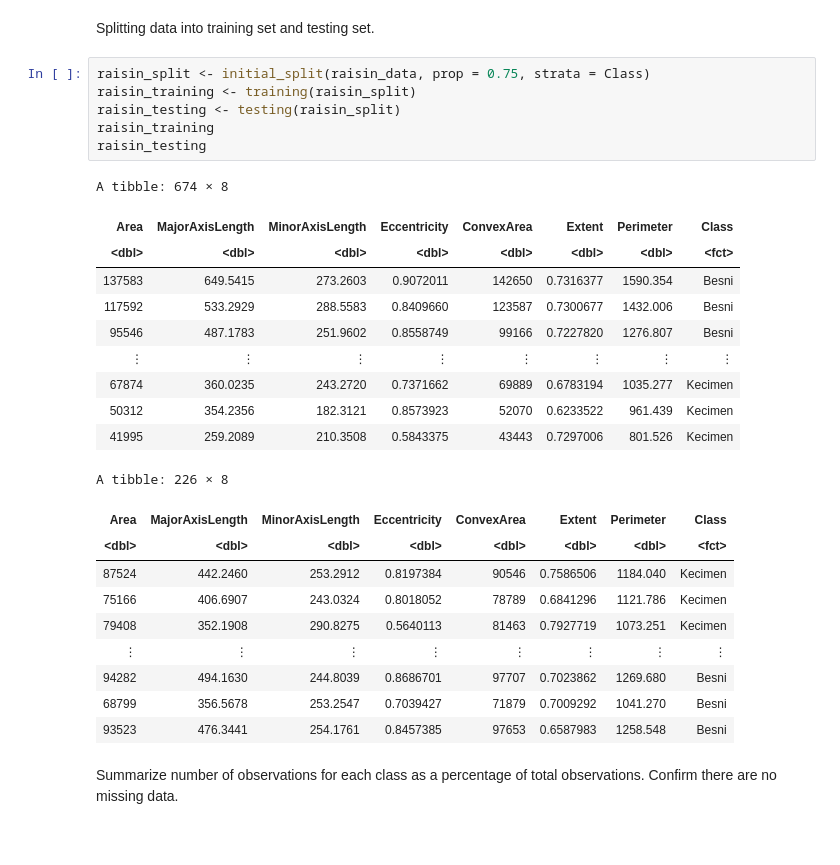
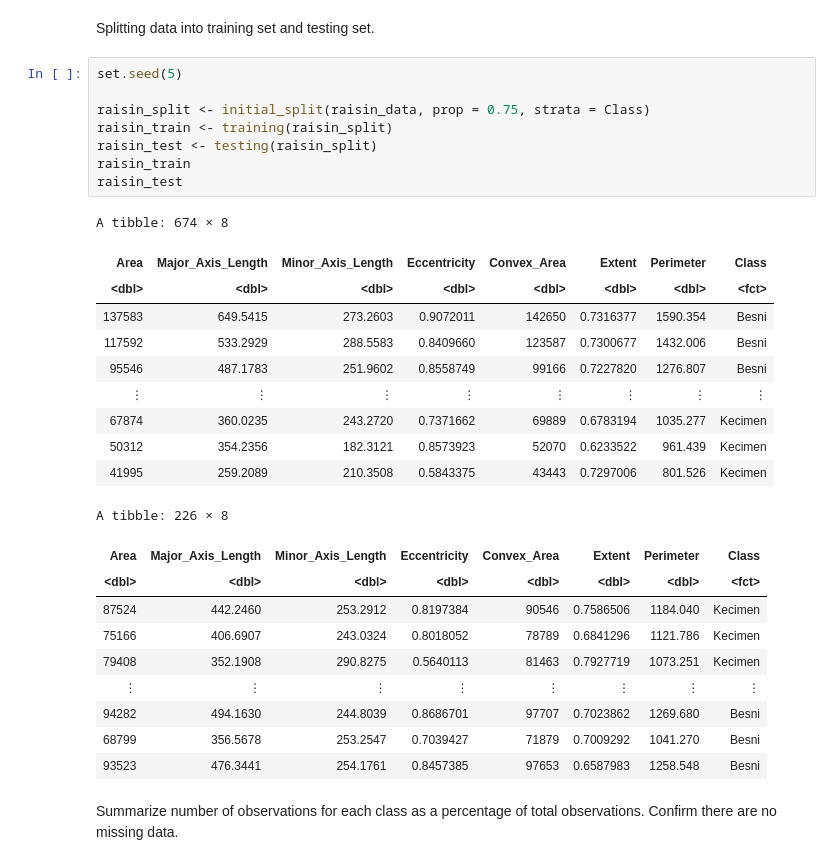
Before and after one commit to dvolman/DSCI-Group-Project, a Jupyter notebook: raisin_data.ipynb, the cells around one changed output. Cells and saved outputs as stored; diff of their text form.

```diff
--- a/raisin_data.ipynb
+++ b/raisin_data.ipynb
@@ -67,14 +67,16 @@ A tibble: 900 × 8
 # %% [markdown]
 Splitting data into training set and testing set.
 # %%
+set.seed(5)
+
 raisin_split <- initial_split(raisin_data, prop = 0.75, strata = Class)
-raisin_training <- training(raisin_split)
-raisin_testing <- testing(raisin_split)
-raisin_training
-raisin_testing
+raisin_train <- training(raisin_split)
+raisin_test <- testing(raisin_split)
+raisin_train
+raisin_test
 # %% [output]
 A tibble: 674 × 8
-| Area | MajorAxisLength | MinorAxisLength | Eccentricity | ConvexArea | Extent | Perimeter | Class |
+| Area | Major_Axis_Length | Minor_Axis_Length | Eccentricity | Convex_Area | Extent | Perimeter | Class |
 | <dbl> | <dbl> | <dbl> | <dbl> | <dbl> | <dbl> | <dbl> | <fct> |
 | 137583 | 649.5415 | 273.2603 | 0.9072011 | 142650 | 0.7316377 | 1590.354 | Besni |
 | 117592 | 533.2929 | 288.5583 | 0.8409660 | 123587 | 0.7300677 | 1432.006 | Besni |
@@ -84,7 +86,7 @@ A tibble: 674 × 8
 | 50312 | 354.2356 | 182.3121 | 0.8573923 | 52070 | 0.6233522 | 961.439 | Kecimen |
 | 41995 | 259.2089 | 210.3508 | 0.5843375 | 43443 | 0.7297006 | 801.526 | Kecimen |
 A tibble: 226 × 8
-| Area | MajorAxisLength | MinorAxisLength | Eccentricity | ConvexArea | Extent | Perimeter | Class |
+| Area | Major_Axis_Length | Minor_Axis_Length | Eccentricity | Convex_Area | Extent | Perimeter | Class |
 | <dbl> | <dbl> | <dbl> | <dbl> | <dbl> | <dbl> | <dbl> | <fct> |
 | 87524 | 442.2460 | 253.2912 | 0.8197384 | 90546 | 0.7586506 | 1184.040 | Kecimen |
 | 75166 | 406.6907 | 243.0324 | 0.8018052 | 78789 | 0.6841296 | 1121.786 | Kecimen |
```
Also changed, not shown: parts of 7 cells of this notebook.
